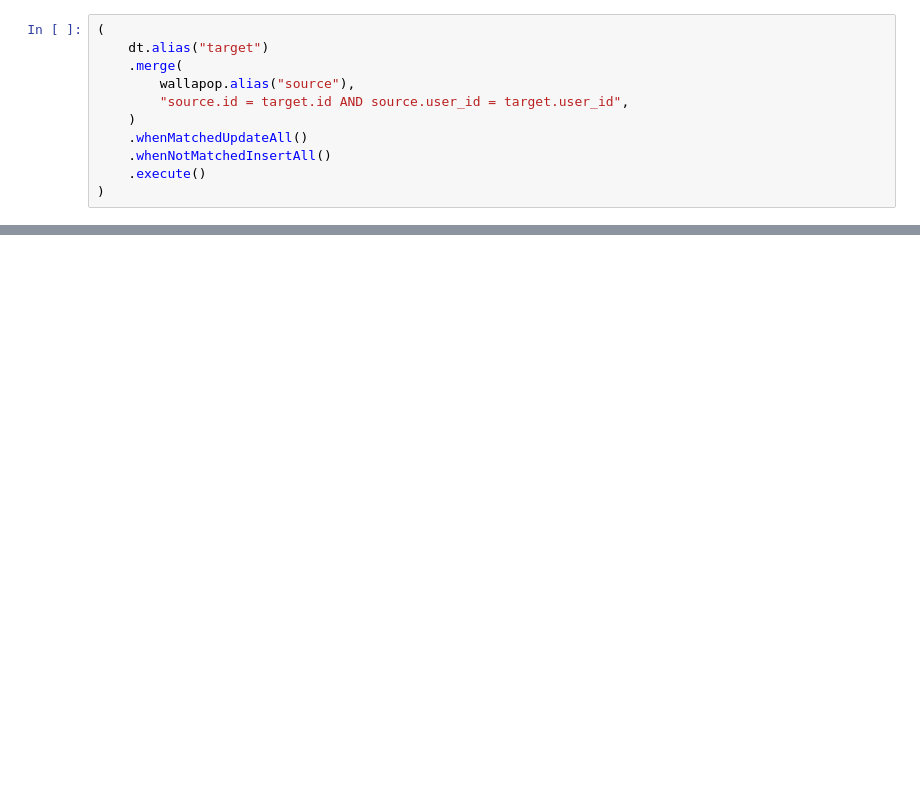
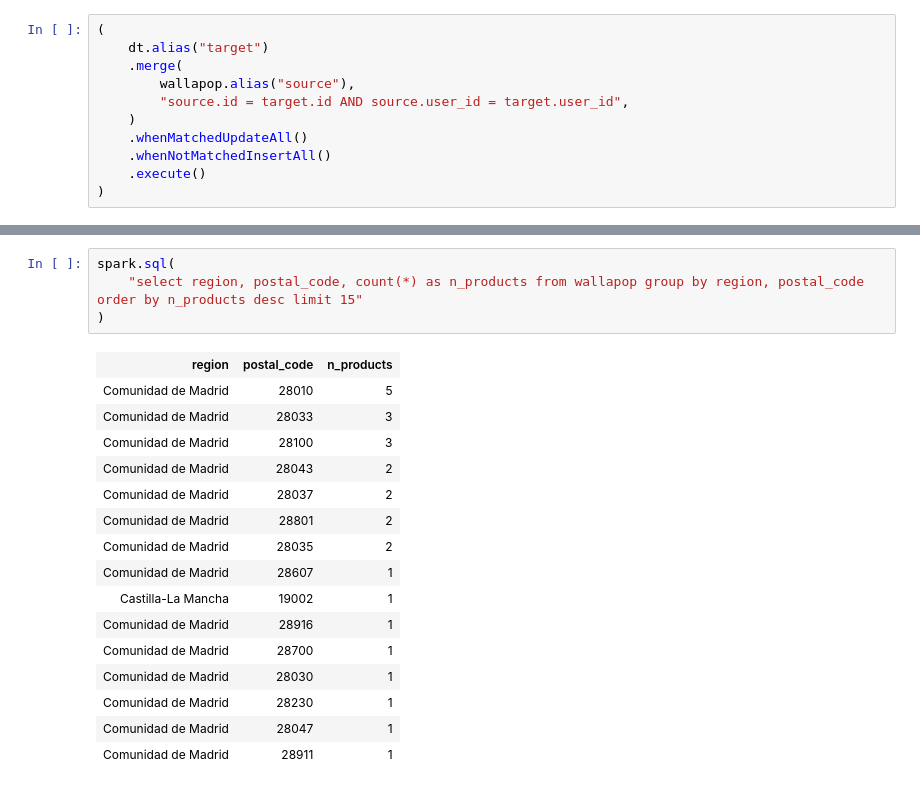
Before and after one commit to donielix/esic-bigdata-iv-blackops, a Jupyter notebook: notebooks/tema-2-etl/introduccion-spark.ipynb, the cells around one changed output, grey strips where cells are left out. Cells and saved outputs as stored; diff of their text form; blank space fills up the shorter version.

```diff
--- a/notebooks/tema-2-etl/introduccion-spark.ipynb
+++ b/notebooks/tema-2-etl/introduccion-spark.ipynb
@@ -558,0 +612,21 @@ spark.sql("select * from wallapop limit 5")
+# %%
+spark.sql(
+    "select region, postal_code, count(*) as n_products from wallapop group by region, postal_code order by n_products desc limit 15"
+)
+# %% [output]
+| region | postal_code | n_products |
+| Comunidad de Madrid | 28010 | 5 |
+| Comunidad de Madrid | 28033 | 3 |
+| Comunidad de Madrid | 28100 | 3 |
+| Comunidad de Madrid | 28043 | 2 |
+| Comunidad de Madrid | 28037 | 2 |
+| Comunidad de Madrid | 28801 | 2 |
+| Comunidad de Madrid | 28035 | 2 |
+| Comunidad de Madrid | 28607 | 1 |
+| Castilla-La Mancha | 19002 | 1 |
+| Comunidad de Madrid | 28916 | 1 |
+| Comunidad de Madrid | 28700 | 1 |
+| Comunidad de Madrid | 28030 | 1 |
+| Comunidad de Madrid | 28230 | 1 |
+| Comunidad de Madrid | 28047 | 1 |
+| Comunidad de Madrid | 28911 | 1 |
```
Also changed, not shown: parts of 28 cells of this notebook, 3 other files.
